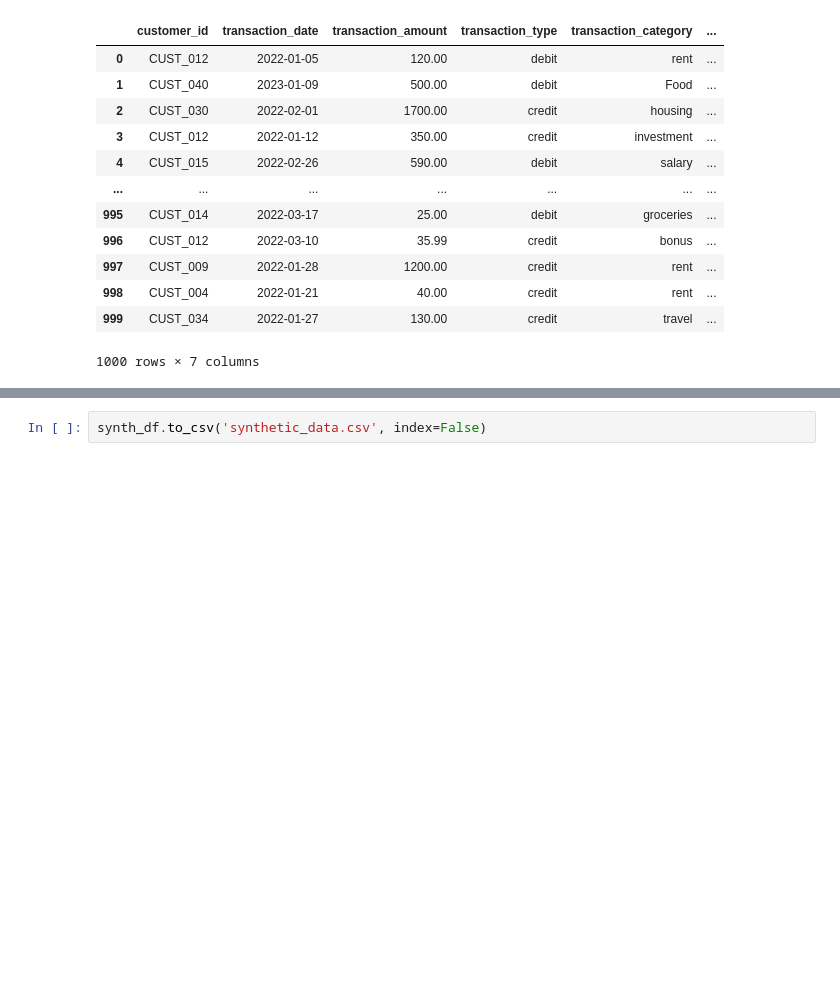
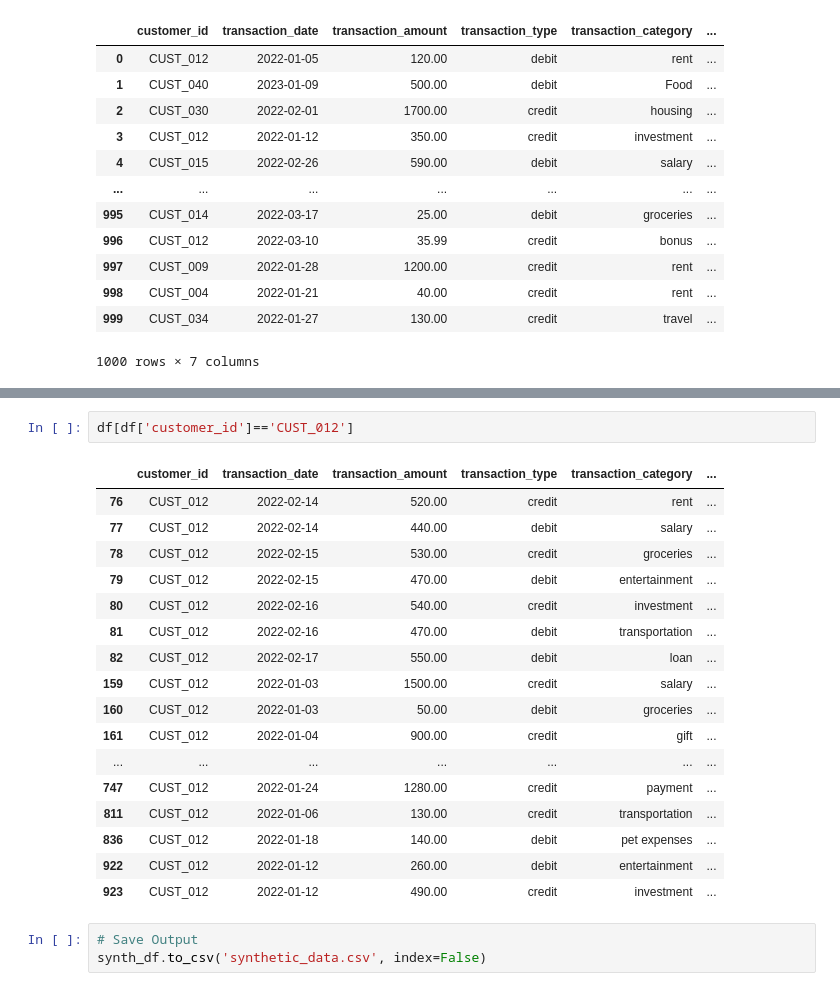
Before and after one commit to ericphamhung/gretel_takehome, a Jupyter notebook: 01_gretel_assignment_generate_synthetic_data.ipynb, the cells around one changed output, grey strips where cells are left out. Drawn from its saved outputs; the diff is of its cells as text; blank space fills up the shorter version.

```diff
--- a/01_gretel_assignment_generate_synthetic_data.ipynb
+++ b/01_gretel_assignment_generate_synthetic_data.ipynb
@@ -292,2 +329,23 @@ synth_df
+# %%
+df[df['customer_id']=='CUST_012']
+# %% [output]
+|  | customer_id | transaction_date | transaction_amount | transaction_type | transaction_category | ... |
+| 76 | CUST_012 | 2022-02-14 | 520.00 | credit | rent | ... |
+| 77 | CUST_012 | 2022-02-14 | 440.00 | debit | salary | ... |
+| 78 | CUST_012 | 2022-02-15 | 530.00 | credit | groceries | ... |
+| 79 | CUST_012 | 2022-02-15 | 470.00 | debit | entertainment | ... |
+| 80 | CUST_012 | 2022-02-16 | 540.00 | credit | investment | ... |
+| 81 | CUST_012 | 2022-02-16 | 470.00 | debit | transportation | ... |
+| 82 | CUST_012 | 2022-02-17 | 550.00 | debit | loan | ... |
+| 159 | CUST_012 | 2022-01-03 | 1500.00 | credit | salary | ... |
+| 160 | CUST_012 | 2022-01-03 | 50.00 | debit | groceries | ... |
+| 161 | CUST_012 | 2022-01-04 | 900.00 | credit | gift | ... |
+| ... | ... | ... | ... | ... | ... | ... |
+| 747 | CUST_012 | 2022-01-24 | 1280.00 | credit | payment | ... |
+| 811 | CUST_012 | 2022-01-06 | 130.00 | credit | transportation | ... |
+| 836 | CUST_012 | 2022-01-18 | 140.00 | debit | pet expenses | ... |
+| 922 | CUST_012 | 2022-01-12 | 260.00 | debit | entertainment | ... |
+| 923 | CUST_012 | 2022-01-12 | 490.00 | credit | investment | ... |
 # %%
+# Save Output
 synth_df.to_csv('synthetic_data.csv', index=False)
```
Also changed, not shown: parts of 27 cells of this notebook.
